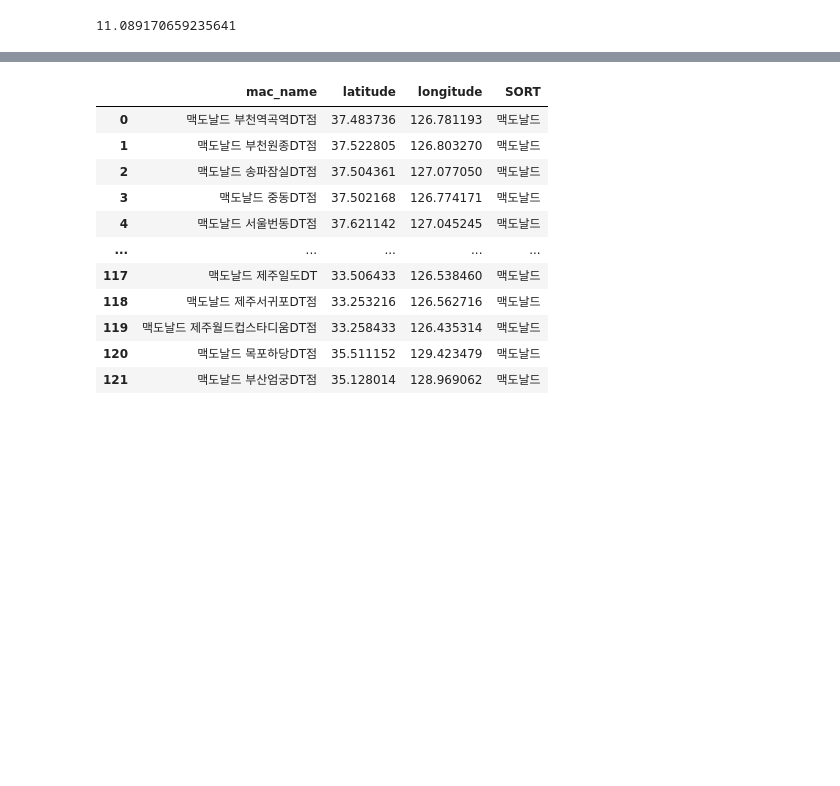
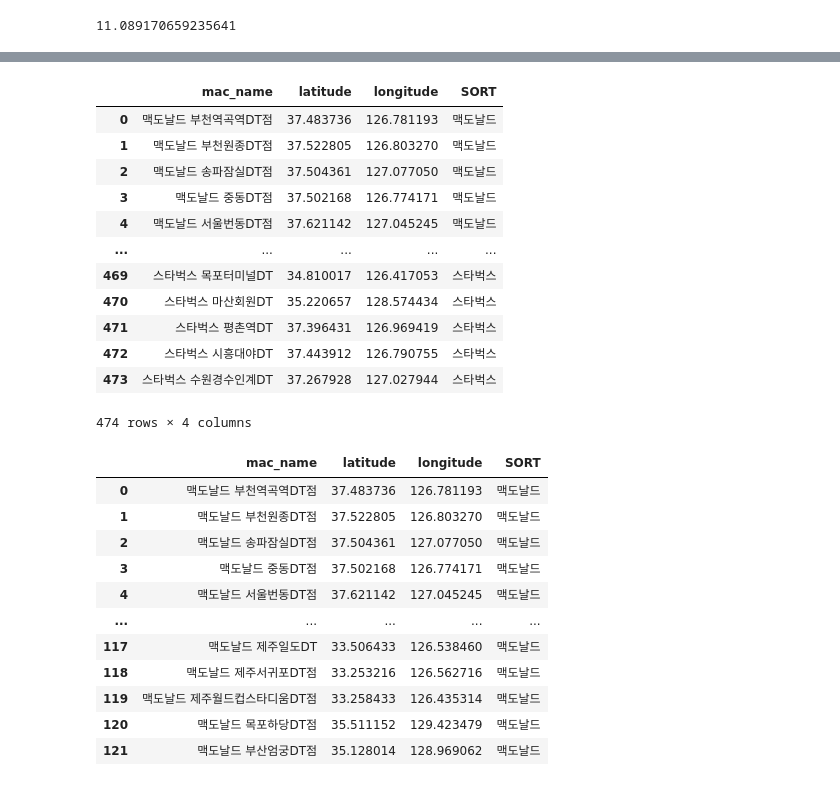
Before and after one commit to Edwardkim0/kakamap_crawler, a Jupyter notebook: distance_cal.ipynb, the cells around one changed output, grey strips where cells are left out. Drawn from its saved outputs; the diff is of its cells as text; code cells hidden in the pictures; blank space fills up the shorter version.

```diff
--- a/distance_cal.ipynb
+++ b/distance_cal.ipynb
@@ -10,6 +35,22 @@ loc_info = pd.read_excel('/Users/dhkim/PycharmProjects/kakomap_crwal/data/ST_MAC
 loc_info_mac = loc_info[loc_info.SORT == '맥도날드']
 loc_info_star = loc_info[loc_info.SORT == '스타벅스']
 loc_info_star = loc_info_star.reset_index().drop('index', axis=1)
+# %%
+loc_info
+# %% [output]
+|  | mac_name | latitude | longitude | SORT |
+| 0 | 맥도날드 부천역곡역DT점 | 37.483736 | 126.781193 | 맥도날드 |
+| 1 | 맥도날드 부천원종DT점 | 37.522805 | 126.803270 | 맥도날드 |
+| 2 | 맥도날드 송파잠실DT점 | 37.504361 | 127.077050 | 맥도날드 |
+| 3 | 맥도날드 중동DT점 | 37.502168 | 126.774171 | 맥도날드 |
+| 4 | 맥도날드 서울번동DT점 | 37.621142 | 127.045245 | 맥도날드 |
+| ... | ... | ... | ... | ... |
+| 469 | 스타벅스 목포터미널DT | 34.810017 | 126.417053 | 스타벅스 |
+| 470 | 스타벅스 마산회원DT | 35.220657 | 128.574434 | 스타벅스 |
+| 471 | 스타벅스 평촌역DT | 37.396431 | 126.969419 | 스타벅스 |
+| 472 | 스타벅스 시흥대야DT | 37.443912 | 126.790755 | 스타벅스 |
+| 473 | 스타벅스 수원경수인계DT | 37.267928 | 127.027944 | 스타벅스 |
+474 rows × 4 columns
 # %%
 loc_info_mac = loc_info_mac.drop_duplicates().reset_index(drop=True)
 loc_info_mac
```
Also changed, not shown: parts of 3 cells of this notebook, 3 other files.
